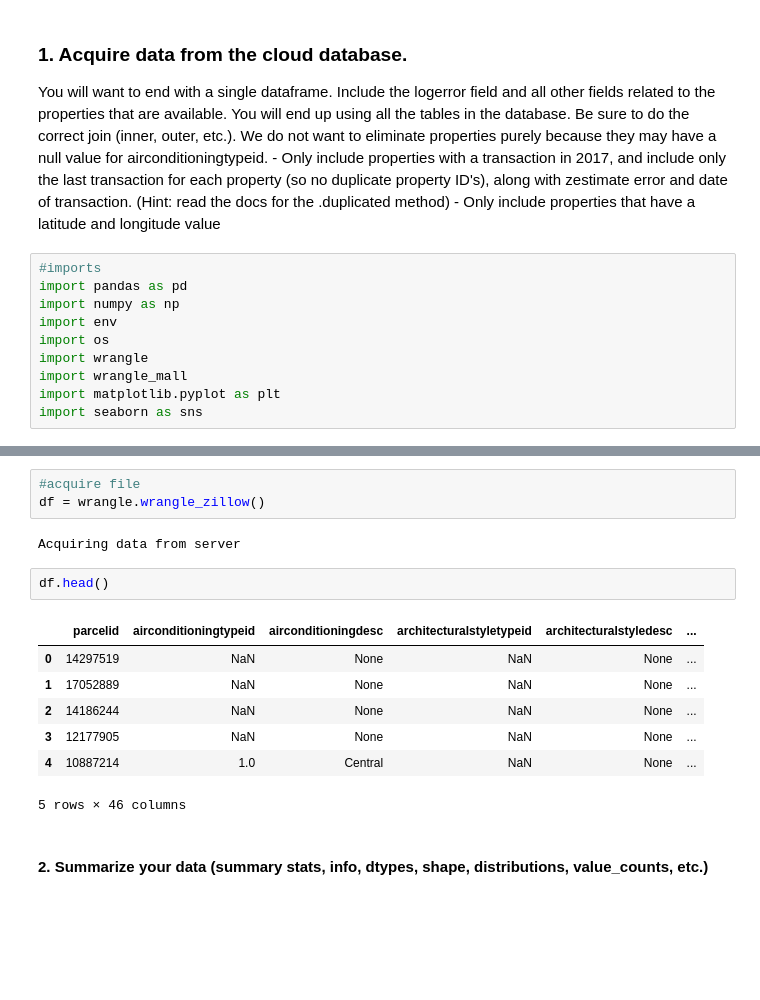
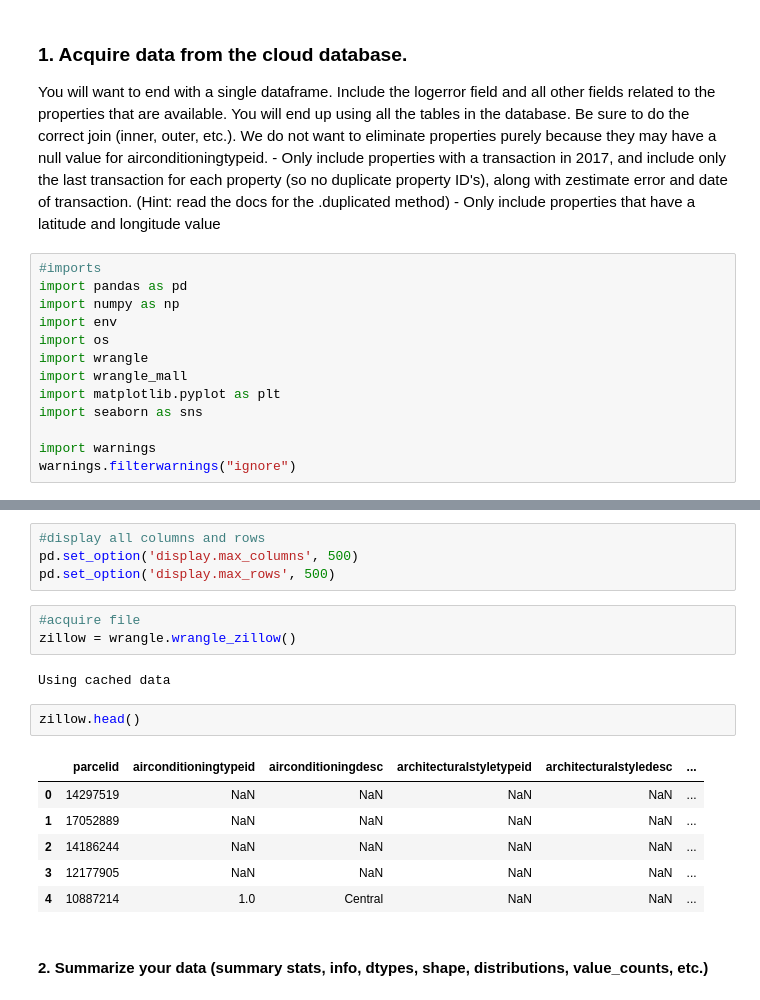
Before and after one commit to rajeshlamichhane04/clustering-exercises, a Jupyter notebook: zillow.ipynb, the cells around one changed output, grey strips where cells are left out. Drawn from its saved outputs; the diff is of its cells as text; blank space fills up the shorter version.

```diff
--- a/zillow.ipynb
+++ b/zillow.ipynb
@@ -12,6 +12,9 @@ import wrangle
 import wrangle_mall
 import matplotlib.pyplot as plt
 import seaborn as sns
+
+import warnings
+warnings.filterwarnings("ignore")
 # %%
 %%javascript
 IPython.OutputArea.prototype._should_scroll = function(lines) {
@@ -19,21 +22,24 @@ IPython.OutputArea.prototype._should_scroll = function(lines) {
 }
 # %% [output]
 [interactive output not drawn]
+# %%
+#display all columns and rows
+pd.set_option('display.max_columns', 500)
+pd.set_option('display.max_rows', 500)
 # %%
 #acquire file
-df = wrangle.wrangle_zillow()
+zillow = wrangle.wrangle_zillow()
 # %% [output]
-Acquiring data from server
+Using cached data
 # %%
-df.head()
+zillow.head()
 # %% [output]
 |  | parcelid | airconditioningtypeid | airconditioningdesc | architecturalstyletypeid | architecturalstyledesc | ... |
-| 0 | 14297519 | NaN | None | NaN | None | ... |
-| 1 | 17052889 | NaN | None | NaN | None | ... |
-| 2 | 14186244 | NaN | None | NaN | None | ... |
-| 3 | 12177905 | NaN | None | NaN | None | ... |
-| 4 | 10887214 | 1.0 | Central | NaN | None | ... |
+| 0 | 14297519 | NaN | NaN | NaN | NaN | ... |
+| 1 | 17052889 | NaN | NaN | NaN | NaN | ... |
+| 2 | 14186244 | NaN | NaN | NaN | NaN | ... |
+| 3 | 12177905 | NaN | NaN | NaN | NaN | ... |
+| 4 | 10887214 | 1.0 | Central | NaN | NaN | ... |
-5 rows × 46 columns
 # %% [markdown]
 #### 2. Summarize your data (summary stats, info, dtypes, shape, distributions, value_counts, etc.)
 # %%
```
Also changed, not shown: parts of 33 cells of this notebook.
